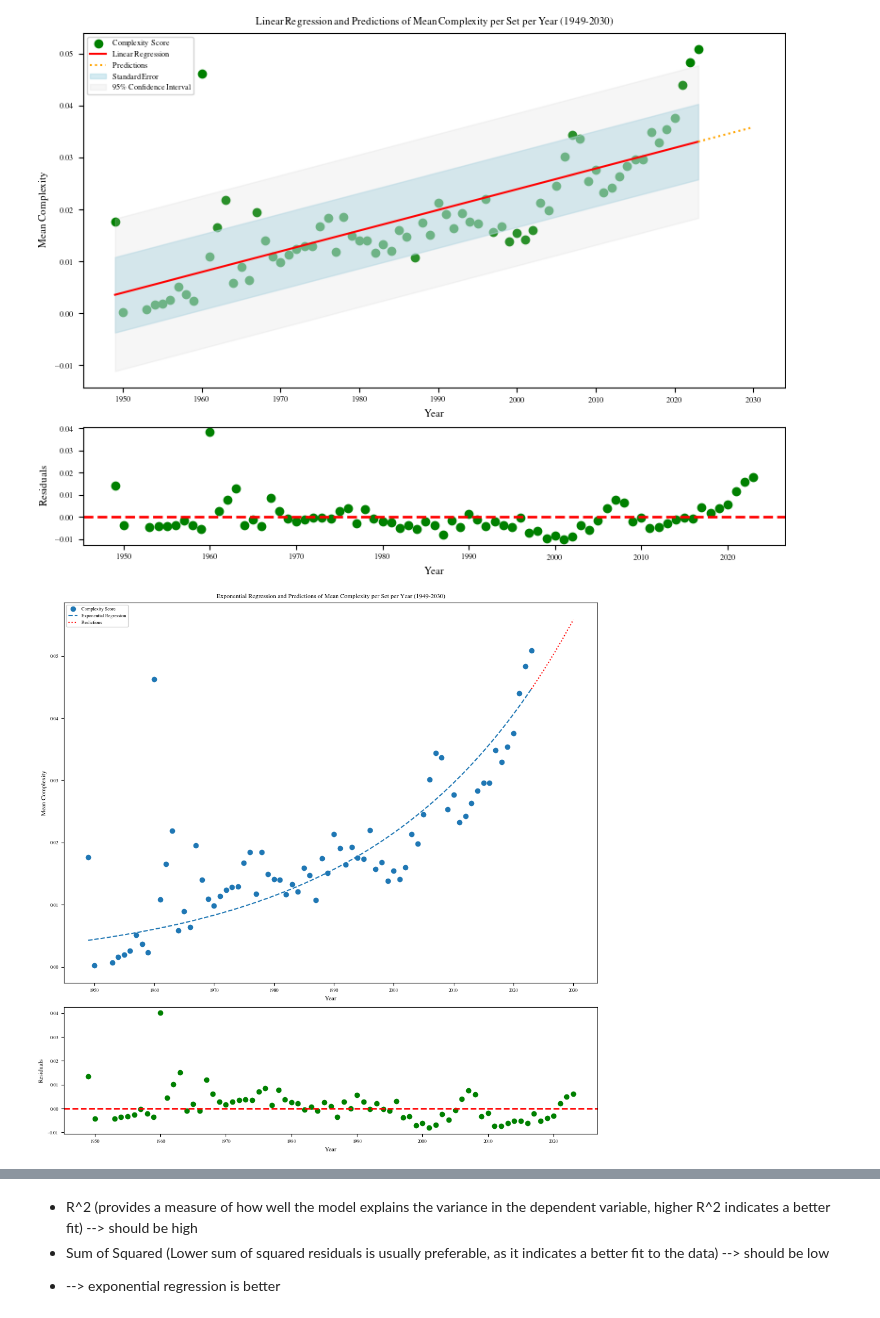
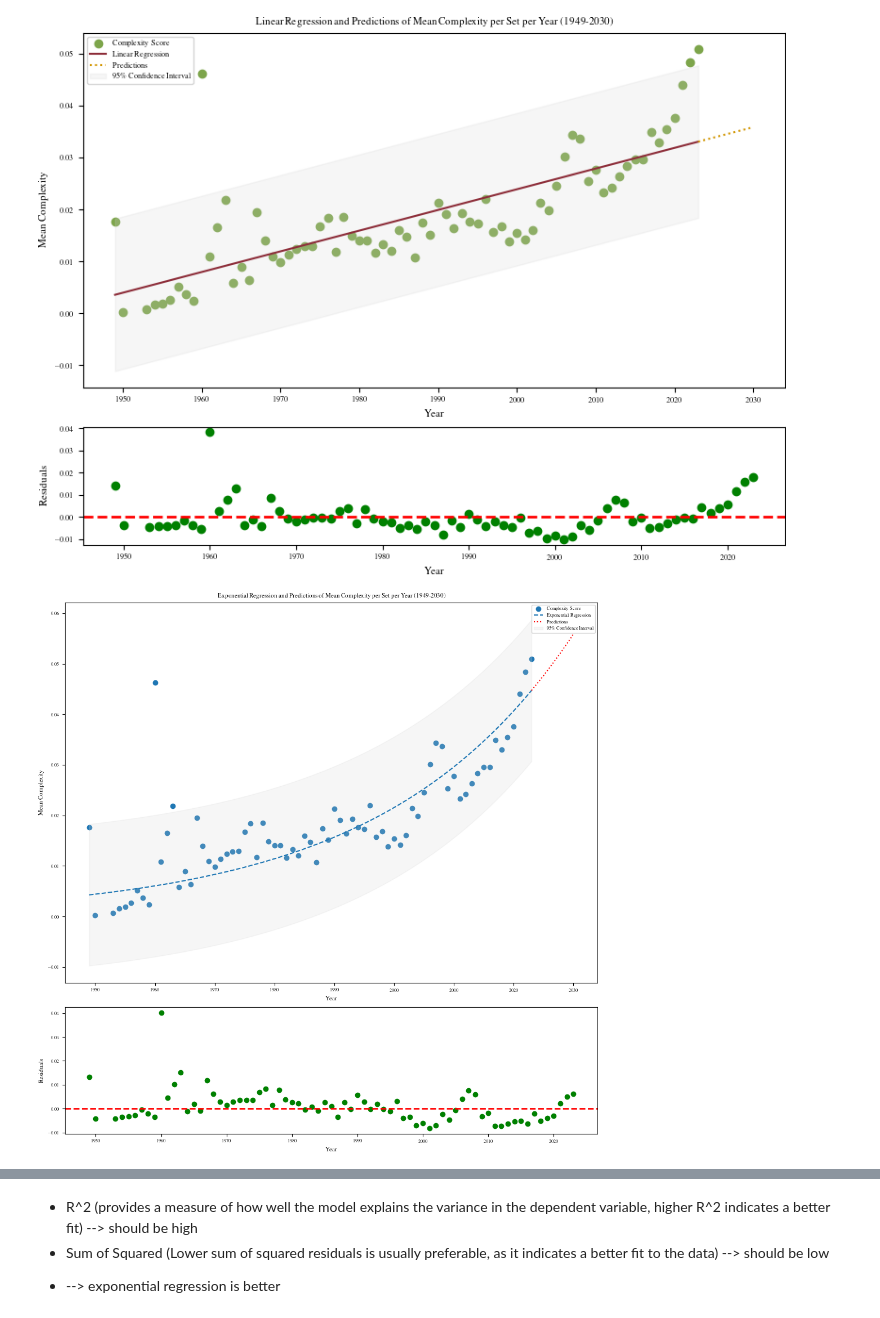
Before and after one commit to eddiebeach99/Data_Literacy, a Jupyter notebook: Analysis/complexity_regression.ipynb, the cells around one changed output, grey strips where cells are left out. Drawn from its saved outputs; the diff is of its cells as text; code cells hidden in the pictures.

Commit message:
implemented visualization of both regressions in one

```diff
--- a/Analysis/complexity_regression.ipynb
+++ b/Analysis/complexity_regression.ipynb
@@ -35,36 +35,31 @@ def linear_regression_complexity(df):
     y_pred = model.predict(x)
 
     # plot the original data
-    ax1.scatter(x, y, label='Complexity Score', color = 'green') #['#ffeda0', '#feb24c', '#f03b20']
-    ax1.plot(x, y_pred, linestyle='-', label='Linear Regression', color = 'red')
+    ax1.scatter(x, y, label='Complexity Score', color = rgb.tue_green)
+    ax1.plot(x, y_pred, linestyle='-', label='Linear Regression', color = rgb.tue_red)
 
     # make predictions until 2030
     x_future = np.arange(2023, 2031).reshape(-1, 1)
     y_future_pred = model.predict(x_future)
-    ax1.plot(x_future, y_future_pred, linestyle=':', color='orange', label='Predictions')
-
-    # calculate residuals
-    residuals = y - y_pred
-
-    # Plot standard error bands
-    y_pred_std = np.std(residuals) * np.ones_like(y_pred)
-    ax1.fill_between(x.flatten(), y_pred - y_pred_std, y_pred + y_pred_std, color='lightblue', alpha=0.5, label='Standard Error')
+    ax1.plot(x_future, y_future_pred, linestyle=':', color=rgb.tue_orange, label='Predictions')
 
     # calculate the standard error of the estimate
     residuals = y - y_pred
-    sse = np.sum(residuals**2)
+    mse = np.sum(residuals**2)
     n = len(x)
     k = 2  # number of parameters in the model
-    se = np.sqrt(sse / (n - k))
+    se = np.sqrt(mse / (n - k))
+
+    # plot standard error
+    #ax1.fill_between(x.flatten(), y_pred - se, y_pred + se, color='lightgrey', alpha=0.5, label='Standard Error')
 
     # calculate the confidence intervals
-    t = scipy.stats.t.ppf(1 - 0.025, df=n-k)  # two-sided 95% confidence interval t-value
+    t = scipy.stats.t.ppf(0.975, df=n-k)  # two-sided 95% confidence interval t-value
     lower_bound = y_pred - t * se
     upper_bound = y_pred + t * se
 
     # plot the confidence intervals
     ax1.fill_between(x.flatten(), lower_bound, upper_bound, color='lightgray', alpha=0.2, label='95\% Confidence Interval')
-
 
     # plot residuals
     ax2.scatter(x, residuals, color='green')
@@ -87,7 +82,7 @@ def linear_regression_complexity(df):
 # call the function
 linear_regression_complexity(data)
 # %% [output]
-[figure, old version]
+[figure, new version]
 # %%
 ##### Make an exponential Regression #####
 
@@ -111,34 +106,52 @@ def exponential_regression_complexity(df):
 
     # plot the fitted exponential curve
     x_fit = np.linspace(min(x), max(x), 100)
-    y_fit = np.exp(a * x_fit + b)
-    ax1.plot(x_fit, y_fit, linestyle='--', label='Exponential Regression')
+    y_pred = np.exp(a * x_fit + b)
+    ax1.plot(x_fit, y_pred, linestyle='--', label='Exponential Regression')
 
     # make predictions until 2030
     x_future = np.arange(2023, 2031)
     y_future_pred = np.exp(a * x_future + b)
     ax1.plot(x_future, y_future_pred, linestyle=':', color='red', label='Predictions')
+
+    # Calculate standard errors of the coefficients
+    residuals = y - np.exp(a * x + b)
+    mse = np.sum(residuals**2)
+    n = len(x)
+    k = 2  # number of parameters in the model
+    se = np.sqrt(mse / (n - k))
+
+    # plot standard error
+    #ax1.fill_between(x_fit.flatten(), y_pred - se, y_pred + se, color='lightgrey', alpha=0.5, label='Standard Error')
+
+    # calculate the confidence intervals
+    t = scipy.stats.t.ppf(0.975, df=n-k)  # two-sided 95% confidence interval t-value
+    lower_bound = y_pred - t * se
+    upper_bound = y_pred + t * se
+
+    # plot the confidence intervals
+    ax1.fill_between(x_fit.flatten(), lower_bound, upper_bound, color='lightgray', alpha=0.2, label='95\% Confidence Interval')
 
     # add title and labels
     ax1.set_title('Exponential Regression and Predictions of Mean Complexity per Set per Year (1949-2030)')
     ax1.set_xlabel('Year')
     ax1.set_ylabel('Mean Complexity')
     ax1.legend()
 
     # plot residuals
     residuals = y - np.exp(a * x + b)
     ax2.scatter(x, residuals, color='green')
     ax2.axhline(y=0, color='red', linestyle='--', linewidth=2)
     ax2.set_xlabel('Year')
     ax2.set_ylabel('Residuals')
 
     # save plot
     plt.savefig('../Images/Exponential_Regression.pdf')
 
     # show the plot
     plt.show()
 
 # call the function
 exponential_regression_complexity(data)
 # %% [output]
-[figure, old version]
+[figure, new version]
```
Also changed, not shown: parts of 2 cells of this notebook, 4 other files.
